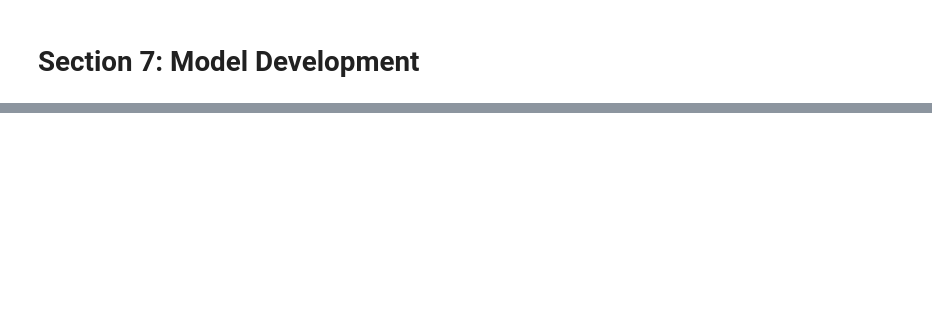
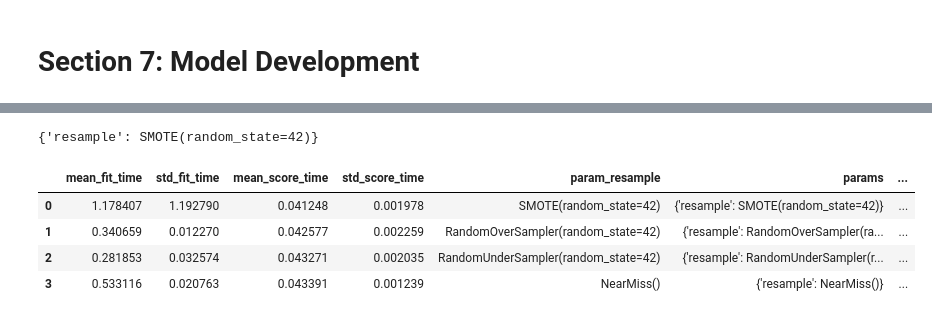
Before and after one commit to Lazymoo35/hotel-modelll, a Jupyter notebook: model_sections.ipynb, the cells around one changed output, grey strips where cells are left out. Drawn from its saved outputs; the diff is of its cells as text; code cells hidden in the pictures; blank space fills up the shorter version.

```diff
--- a/model_sections.ipynb
+++ b/model_sections.ipynb
@@ -619,0 +914,7 @@ weighted avg       0.83      0.84      0.83     13957
+# %%
+# Model 1: XGBoost Baseline Classifier
+
+xgb_baseline = clone(baseline_pipeline)
+xgb_baseline.set_params(preprocessor = baseline_preprocessor,
+                        classifier = models["XGBoost Classifier"])
+xgb_baseline.fit(x_train, y_train)
@@ -619,0 +973,14 @@ weighted avg       0.83      0.84      0.83     13957
+# %%
+resampler = {
+    "SMOTE": SMOTE(random_state=42),
+    "Random Oversampling": RandomOverSampler(random_state=42),
+    "Random Undersampling": RandomUnderSampler(random_state=42),
+    "Near Miss": NearMiss()
+}
+# %%
+# Model 1: XGBoost Baseline Classifier
+# Experiment 2. Try different resampling
+
+xgb_baseline = clone(baseline_pipeline_resample)
+xgb_baseline.set_params(preprocessor = baseline_preprocessor,
+                        classifier = XGBClassifier(random_state=42))
@@ -619,0 +1005,11 @@ weighted avg       0.83      0.84      0.83     13957
+# %%
+search_resampler_xgboost = GridSearchCV(
+    estimator=xgb_baseline,
+    param_grid={"resample": list(resampler.values())},
+    scoring="average_precision",
+    cv=sf,
+    return_train_score=True,
+    verbose = 1
+)
+
+search_resampler_xgboost.fit(x_train, y_train)
@@ -619,0 +1035,12 @@ weighted avg       0.83      0.84      0.83     13957
+# %%
+search_resampler_xgboost.best_params_
+# %% [output]
+{'resample': SMOTE(random_state=42)}
+# %%
+pd.DataFrame(search_resampler_xgboost.cv_results_).sort_values("mean_test_score", ascending=False).head(4)
+# %% [output]
+|  | mean_fit_time | std_fit_time | mean_score_time | std_score_time | param_resample | params | ... |
+| 0 | 1.178407 | 1.192790 | 0.041248 | 0.001978 | SMOTE(random_state=42) | {'resample': SMOTE(random_state=42)} | ... |
+| 1 | 0.340659 | 0.012270 | 0.042577 | 0.002259 | RandomOverSampler(random_state=42) | {'resample': RandomOverSampler(ra... | ... |
+| 2 | 0.281853 | 0.032574 | 0.043271 | 0.002035 | RandomUnderSampler(random_state=42) | {'resample': RandomUnderSampler(r... | ... |
+| 3 | 0.533116 | 0.020763 | 0.043391 | 0.001239 | NearMiss() | {'resample': NearMiss()} | ... |
```
Also changed, not shown: parts of 56 cells of this notebook.
